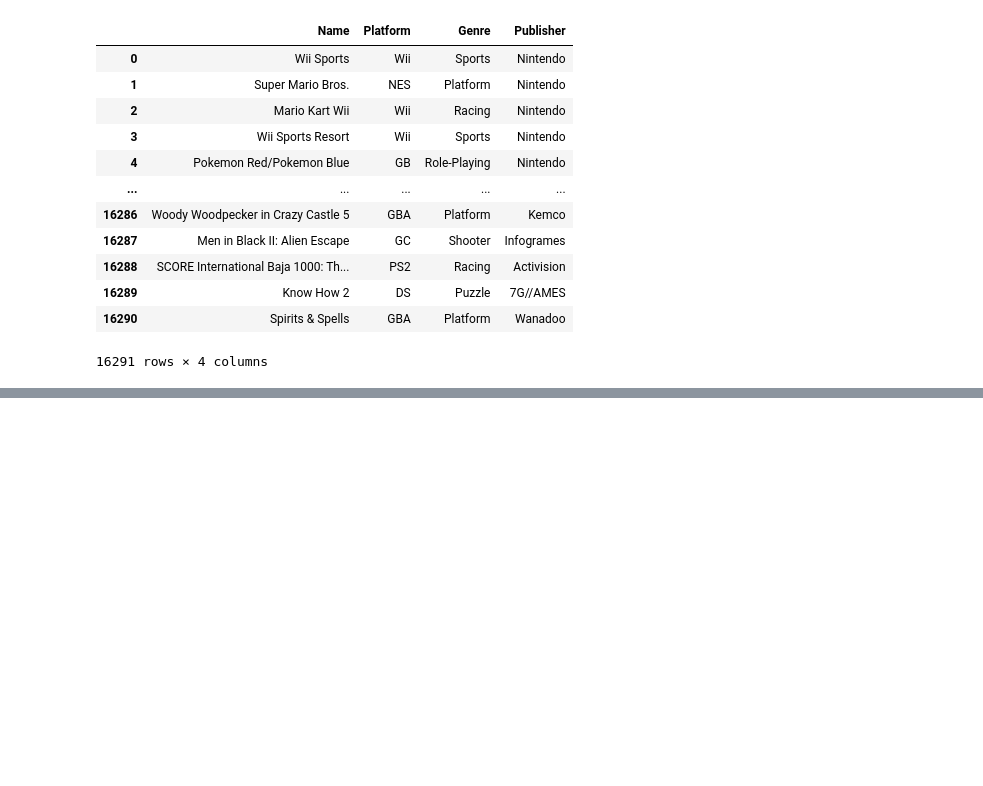
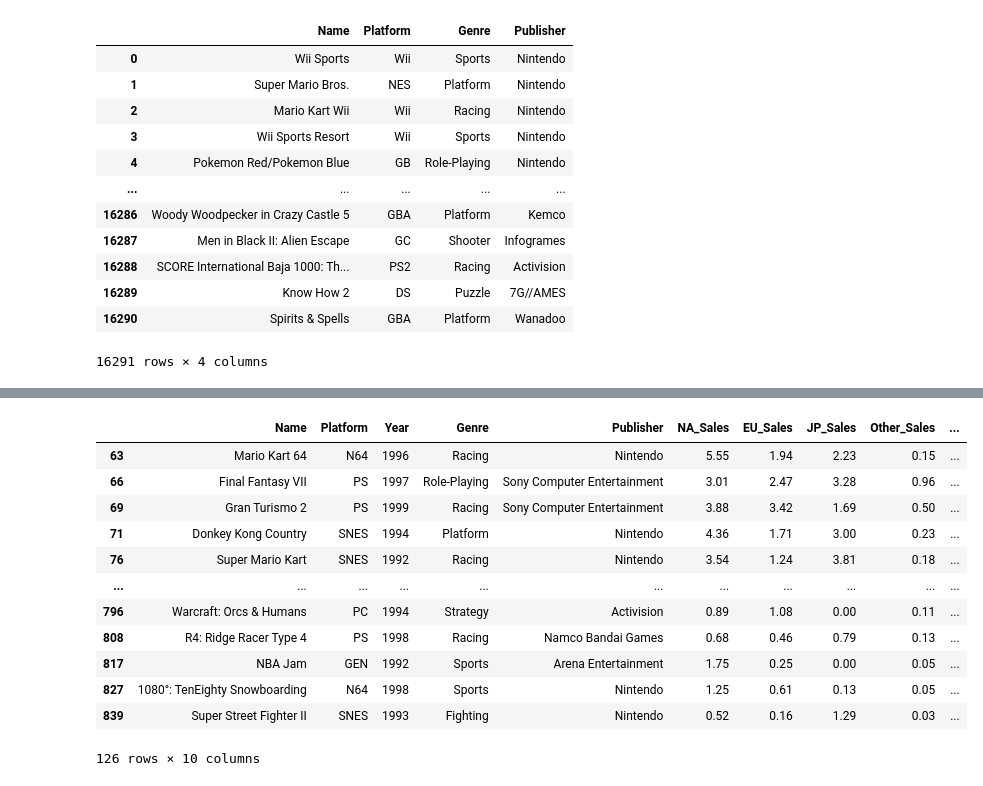
Before and after one commit to klao-thongchan/playground, a Jupyter notebook: sql/pandas tutorial.ipynb, the cells around one changed output, grey strips where cells are left out. Saved outputs shown, nothing was run; the diff lists cells and outputs as text; code cells hidden in the pictures; blank space fills up the shorter version.

```diff
--- a/sql/pandas tutorial.ipynb
+++ b/sql/pandas tutorial.ipynb
@@ -103,0 +77,21 @@ df.sort_values(by="Global Sales")
+# %%
+between_2M_10M = df["Global Sales"].between(2, 10)
+y_90 = df["Year"].between(1990, 1999)
+y_00 = df["Year"].between(2000, 2009)
+y_10 = df["Year"].between(2010, 2019)
+# %%
+df.loc[between_2M_10M & y_90]
+# %% [output]
+|  | Name | Platform | Year | Genre | Publisher | NA_Sales | EU_Sales | JP_Sales | Other_Sales | ... |
+| 63 | Mario Kart 64 | N64 | 1996 | Racing | Nintendo | 5.55 | 1.94 | 2.23 | 0.15 | ... |
+| 66 | Final Fantasy VII | PS | 1997 | Role-Playing | Sony Computer Entertainment | 3.01 | 2.47 | 3.28 | 0.96 | ... |
+| 69 | Gran Turismo 2 | PS | 1999 | Racing | Sony Computer Entertainment | 3.88 | 3.42 | 1.69 | 0.50 | ... |
+| 71 | Donkey Kong Country | SNES | 1994 | Platform | Nintendo | 4.36 | 1.71 | 3.00 | 0.23 | ... |
+| 76 | Super Mario Kart | SNES | 1992 | Racing | Nintendo | 3.54 | 1.24 | 3.81 | 0.18 | ... |
+| ... | ... | ... | ... | ... | ... | ... | ... | ... | ... | ... |
+| 796 | Warcraft: Orcs & Humans | PC | 1994 | Strategy | Activision | 0.89 | 1.08 | 0.00 | 0.11 | ... |
+| 808 | R4: Ridge Racer Type 4 | PS | 1998 | Racing | Namco Bandai Games | 0.68 | 0.46 | 0.79 | 0.13 | ... |
+| 817 | NBA Jam | GEN | 1992 | Sports | Arena Entertainment | 1.75 | 0.25 | 0.00 | 0.05 | ... |
+| 827 | 1080°: TenEighty Snowboarding | N64 | 1998 | Sports | Nintendo | 1.25 | 0.61 | 0.13 | 0.05 | ... |
+| 839 | Super Street Fighter II | SNES | 1993 | Fighting | Nintendo | 0.52 | 0.16 | 1.29 | 0.03 | ... |
+126 rows × 10 columns
```
Also changed, not shown: parts of 15 cells of this notebook, 1 other file.
